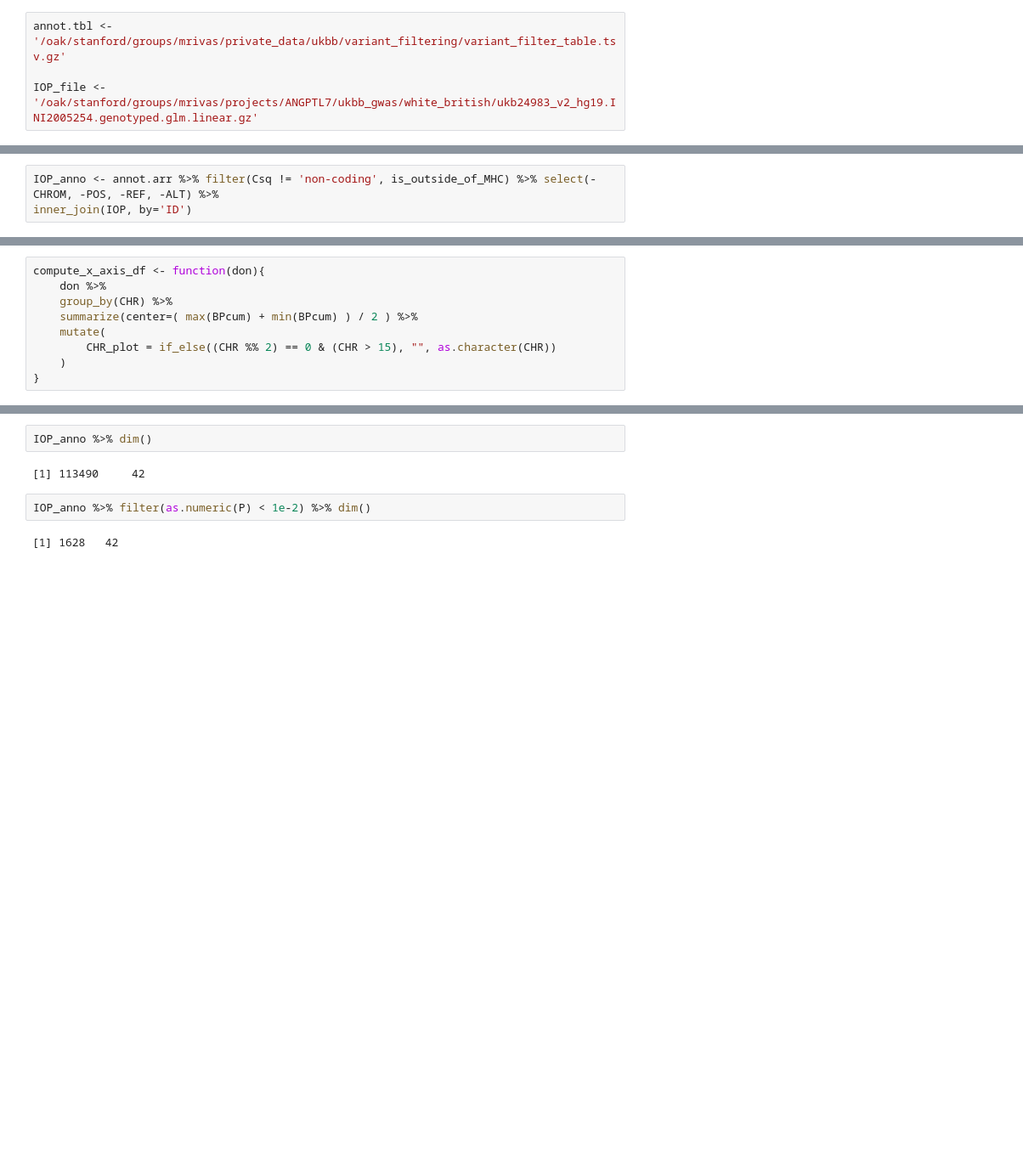
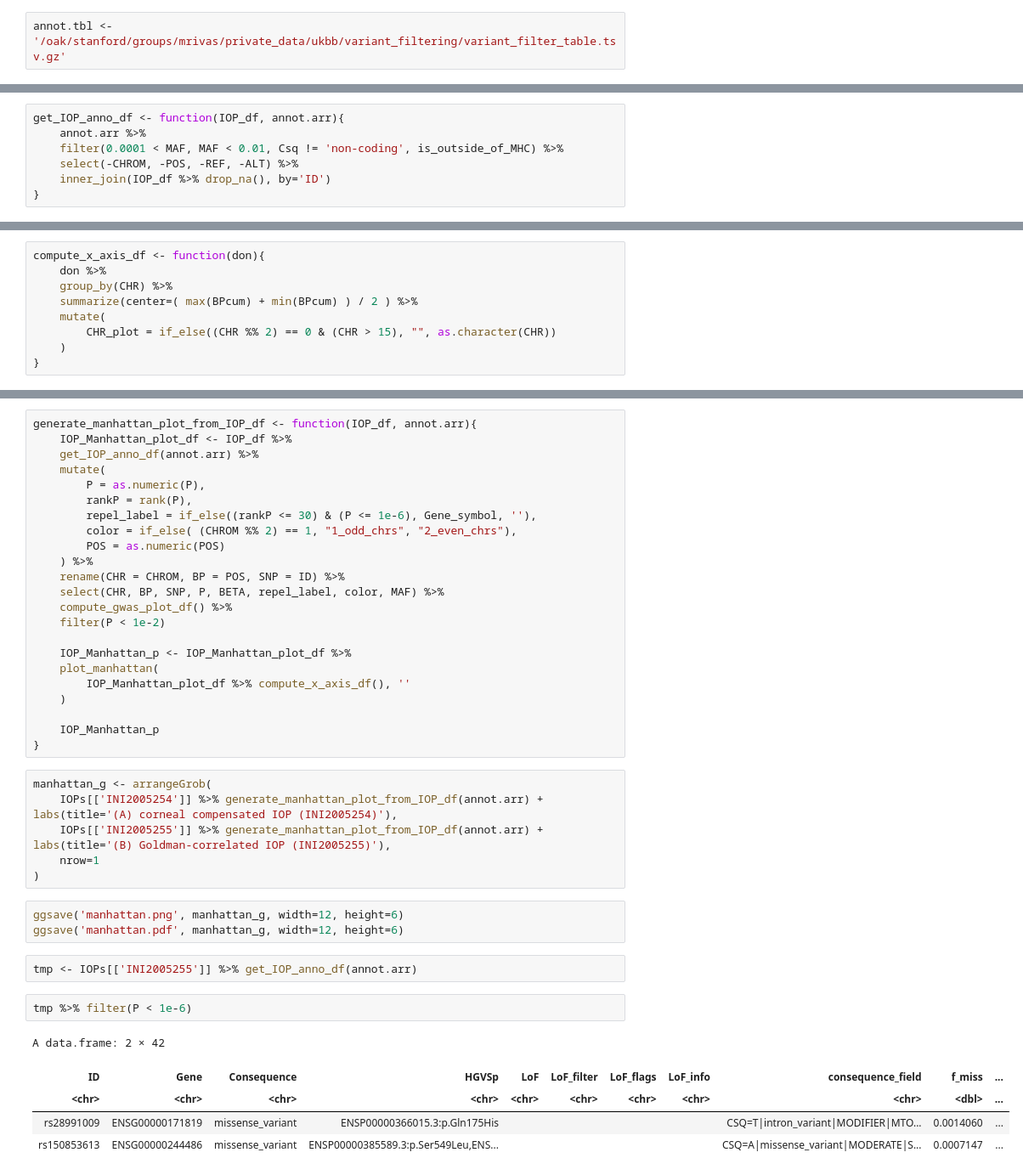
Before and after one commit to rivas-lab/ANGPTL7, a Jupyter notebook: notebook/ukbb_summary_stats_analysis/ANGPTL7_IOP.ipynb, the cells around one changed output, grey strips where cells are left out. Shown at 85% size. Drawn from its saved outputs; the diff is of its cells as text; blank space fills up the shorter version.

```diff
--- a/notebook/ukbb_summary_stats_analysis/ANGPTL7_IOP.ipynb
+++ b/notebook/ukbb_summary_stats_analysis/ANGPTL7_IOP.ipynb
@@ -5,4 +13,2 @@ suppressPackageStartupMessages(library(latex2exp))
 # %%
 annot.tbl <- '/oak/stanford/groups/mrivas/private_data/ukbb/variant_filtering/variant_filter_table.tsv.gz'
-
-IOP_file <- '/oak/stanford/groups/mrivas/projects/ANGPTL7/ukbb_gwas/white_british/ukb24983_v2_hg19.INI2005254.genotyped.glm.linear.gz'
@@ -117,5 +206,9 @@ fwrite('INI5255.hits.tsv', sep='\t', row.names=FALSE)
 # %% [markdown]
 ## qq-plot
 # %%
-IOP_anno <- annot.arr %>% filter(Csq != 'non-coding', is_outside_of_MHC) %>% select(-CHROM, -POS, -REF, -ALT) %>%
-inner_join(IOP, by='ID')
+get_IOP_anno_df <- function(IOP_df, annot.arr){
+    annot.arr %>%
+    filter(0.0001 < MAF, MAF < 0.01, Csq != 'non-coding', is_outside_of_MHC) %>%
+    select(-CHROM, -POS, -REF, -ALT) %>%
+    inner_join(IOP_df %>% drop_na(), by='ID')
+}
@@ -213,11 +308,45 @@ plot_manhattan <- function(don, axisdf, title_str){
         y = TeX('$-\\log_{10\\,}P$')
     )
 }
-# %%
-IOP_anno %>% dim()
-# %% [output]
-[1] 113490     42
+# %%
+generate_manhattan_plot_from_IOP_df <- function(IOP_df, annot.arr){
+    IOP_Manhattan_plot_df <- IOP_df %>%
+    get_IOP_anno_df(annot.arr) %>%
+    mutate(
+        P = as.numeric(P),
+        rankP = rank(P),
+        repel_label = if_else((rankP <= 30) & (P <= 1e-6), Gene_symbol, ''),
+        color = if_else( (CHROM %% 2) == 1, "1_odd_chrs", "2_even_chrs"),
+        POS = as.numeric(POS)
+    ) %>%
+    rename(CHR = CHROM, BP = POS, SNP = ID) %>%
+    select(CHR, BP, SNP, P, BETA, repel_label, color, MAF) %>%
+    compute_gwas_plot_df() %>%
+    filter(P < 1e-2)
+
+    IOP_Manhattan_p <- IOP_Manhattan_plot_df %>%
+    plot_manhattan(
+        IOP_Manhattan_plot_df %>% compute_x_axis_df(), ''
+    )
+
+    IOP_Manhattan_p
+}
+# %%
+manhattan_g <- arrangeGrob(
+    IOPs[['INI2005254']] %>% generate_manhattan_plot_from_IOP_df(annot.arr) + labs(title='(A) corneal compensated IOP (INI2005254)'),
+    IOPs[['INI2005255']] %>% generate_manhattan_plot_from_IOP_df(annot.arr) + labs(title='(B) Goldman-correlated IOP (INI2005255)'),
+    nrow=1
+)
+# %%
+ggsave('manhattan.png', manhattan_g, width=12, height=6)
+ggsave('manhattan.pdf', manhattan_g, width=12, height=6)
+# %%
+tmp <- IOPs[['INI2005255']] %>% get_IOP_anno_df(annot.arr)
 # %%
-IOP_anno %>% filter(as.numeric(P) < 1e-2) %>% dim()
+tmp %>% filter(P < 1e-6)
 # %% [output]
-[1] 1628   42
+A data.frame: 2 × 42
+| ID | Gene | Consequence | HGVSp | LoF | LoF_filter | LoF_flags | LoF_info | consequence_field | f_miss | ... |
+| <chr> | <chr> | <chr> | <chr> | <chr> | <chr> | <chr> | <chr> | <chr> | <dbl> | ... |
+| rs28991009 | ENSG00000171819 | missense_variant | ENSP00000366015.3:p.Gln175His |  |  |  |  | CSQ=T|intron_variant|MODIFIER|MTO... | 0.0014060 | ... |
+| rs150853613 | ENSG00000244486 | missense_variant | ENSP00000385589.3:p.Ser549Leu,ENS... |  |  |  |  | CSQ=A|missense_variant|MODERATE|S... | 0.0007147 | ... |
```
Also changed, not shown: parts of 25 cells of this notebook, 15 other files.
